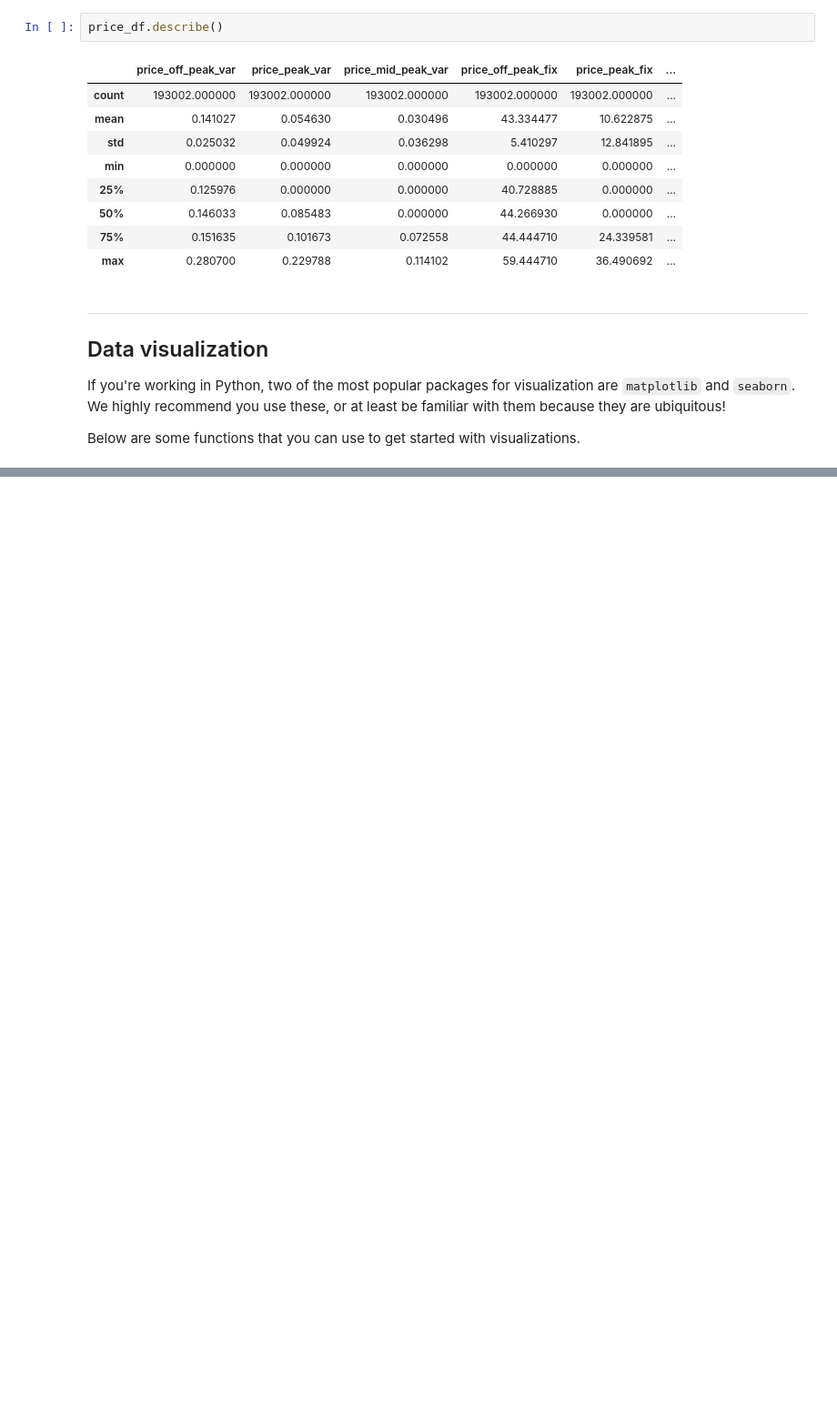
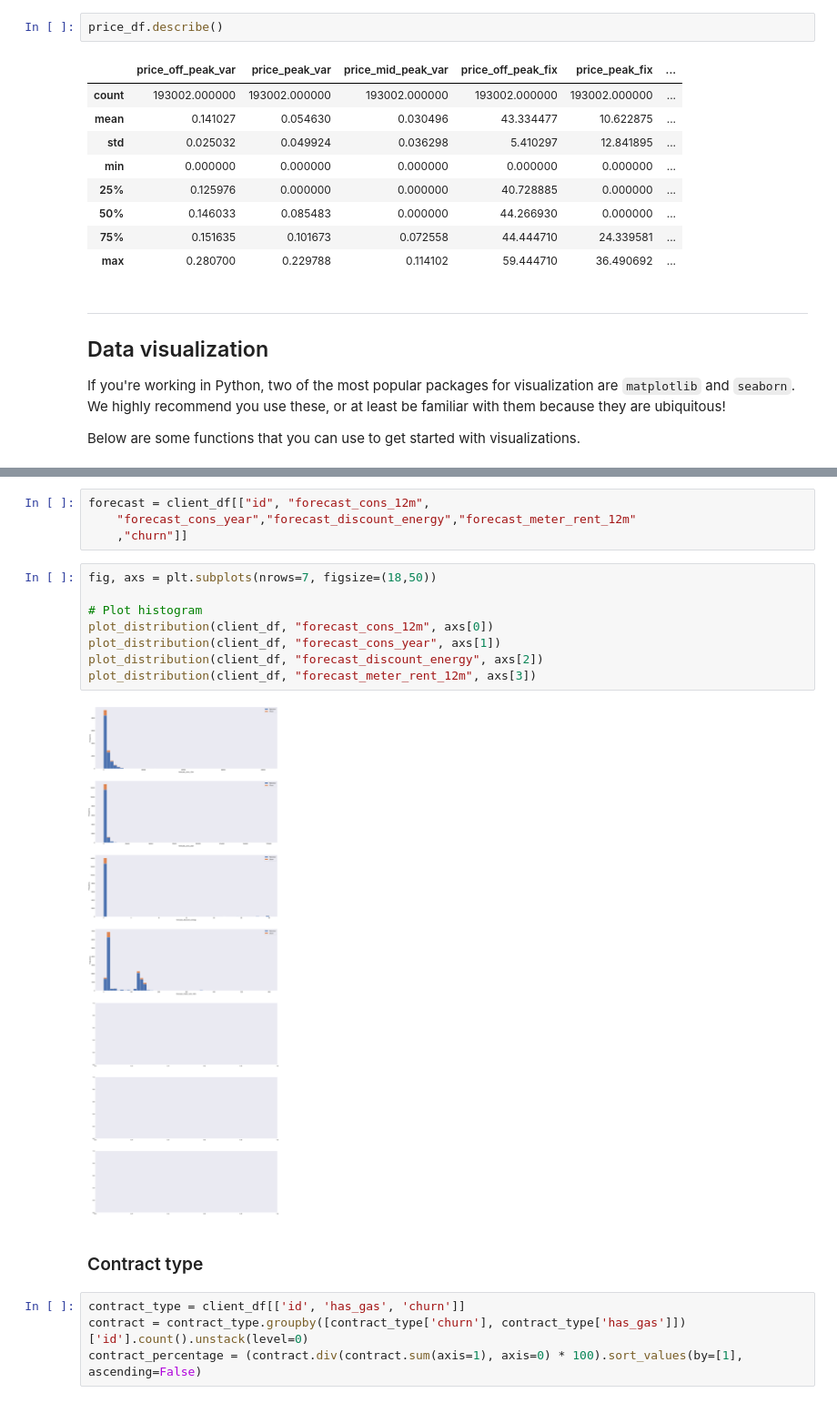
Before and after one commit to ultralegendshubh/PowerCo_Customer_Churn, a Jupyter notebook: eda_starter.ipynb, the cells around one changed output, grey strips where cells are left out. Shown at 91% size. Cells and saved outputs as stored; diff of their text form; blank space fills up the shorter version.

```diff
--- a/eda_starter.ipynb
+++ b/eda_starter.ipynb
@@ -202,0 +251,20 @@ plot_distribution(consumption, 'cons_12m', axs)
+# %%
+forecast = client_df[["id", "forecast_cons_12m",
+    "forecast_cons_year","forecast_discount_energy","forecast_meter_rent_12m"
+    ,"churn"]]
+# %%
+fig, axs = plt.subplots(nrows=7, figsize=(18,50))
+
+# Plot histogram
+plot_distribution(client_df, "forecast_cons_12m", axs[0])
+plot_distribution(client_df, "forecast_cons_year", axs[1])
+plot_distribution(client_df, "forecast_discount_energy", axs[2])
+plot_distribution(client_df, "forecast_meter_rent_12m", axs[3])
+# %% [output]
+[figure, added]
+# %% [markdown]
+### Contract type
+# %%
+contract_type = client_df[['id', 'has_gas', 'churn']]
+contract = contract_type.groupby([contract_type['churn'], contract_type['has_gas']])['id'].count().unstack(level=0)
+contract_percentage = (contract.div(contract.sum(axis=1), axis=0) * 100).sort_values(by=[1], ascending=False)
```
Also changed, not shown: parts of 33 cells of this notebook.
